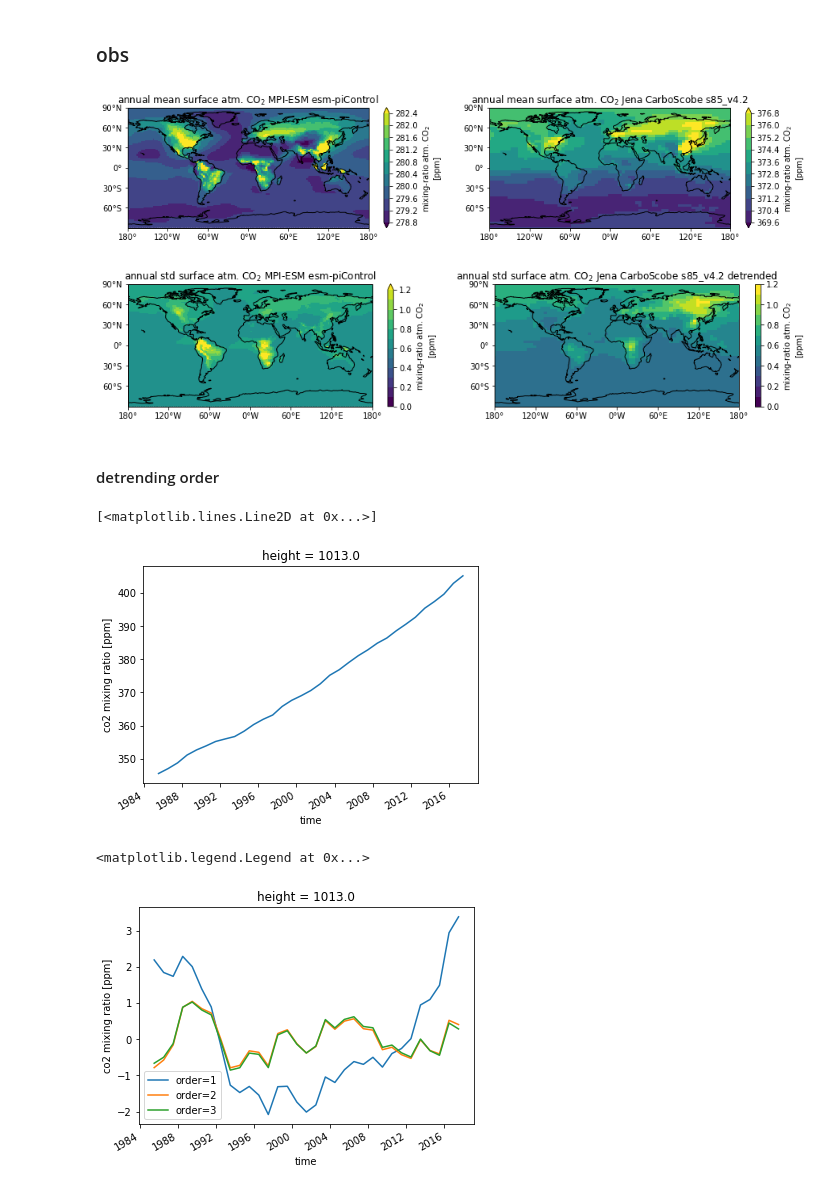
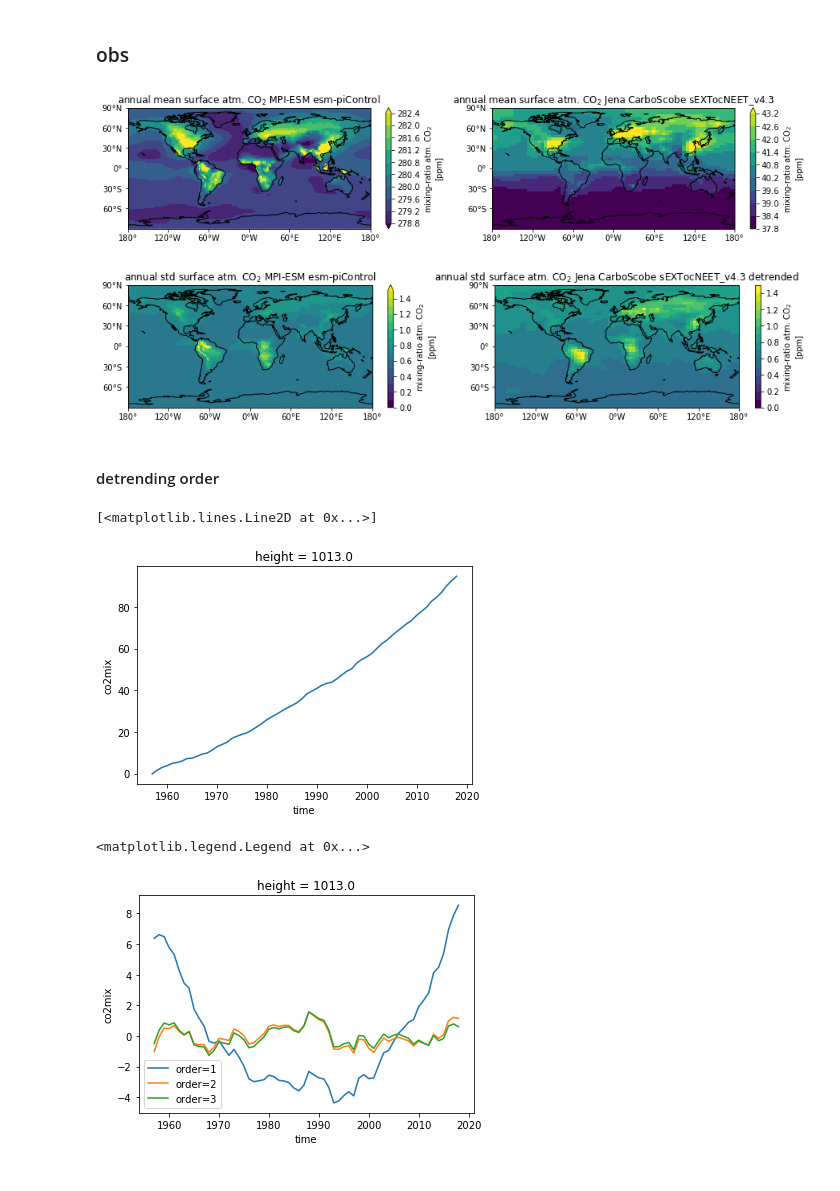
Before and after one commit to aaronspring/Spring_and_Ilyina_2020_GRL, a Jupyter notebook: scripts/reviewer_comments/Spring_and_Ilyina_GRL_2019_reviewers.ipynb, the cells around one changed output. Cells and saved outputs as stored; diff of their text form; code cells hidden in the pictures.

```diff
--- a/scripts/reviewer_comments/Spring_and_Ilyina_GRL_2019_reviewers.ipynb
+++ b/scripts/reviewer_comments/Spring_and_Ilyina_GRL_2019_reviewers.ipynb
@@ -225,6 +196,9 @@ atm_model_std = rm_trend(ds).std('time')
 # %%
 version='s85_v4.2'
 obs_ds = cat['Jena_CarboScope.atmospheric_CO2_inversion'](t_res='yearmonmean',version=version).to_dask()
+# %%
+version='sEXTocNEET_v4.3'
+obs_ds=xr.open_dataset(f'/work/mh0727/data/Jena_CarboScope/atmospheric_CO2_inversion/{version}_mix_yearmonmean.nc')
 # %%
 obs = obs_ds['co2mix'].isel(height=0)
 # %%
@@ -237,15 +211,15 @@ products = ['MPI-ESM esm-piControl',f'Jena CarboScobe {version}']
 plot2(model_obs,v,"surface atm. CO$_2$",products,vminmax=None,
       time_op='mean',cmap='viridis',feature=None, levels=11)
 # %% [output]
-[figure, old version]
+[figure, new version]
 # %%
 model_obs=[atm_model_std,atm_obs_std]
 products = ['MPI-ESM esm-piControl',f'Jena CarboScobe {version} detrended']
 
-plot2(model_obs,v,"surface atm. CO$_2$",products,vminmax=[0,1.2],
-      time_op='std',cmap='viridis',feature=None, levels=13)
+plot2(model_obs,v,"surface atm. CO$_2$",products,vminmax=[0,1.5],
+      time_op='std',cmap='viridis',feature=None, levels=16)
 # %% [output]
-[figure, old version]
+[figure, new version]
 # %% [markdown]
 #### detrending order
 # %%
@@ -254,7 +228,7 @@ o=obs.mean(['lon','lat'])
 o.plot()
 # %% [output]
 [<matplotlib.lines.Line2D at 0x...>]
-[figure, old version]
+[figure, new version]
 # %%
 # use order=2 sufficient
 for i in range(1,4):
@@ -262,4 +236,4 @@ for i in range(1,4):
 plt.legend()
 # %% [output]
 <matplotlib.legend.Legend at 0x...>
-[figure, old version]
+[figure, new version]
```
Also changed, not shown: parts of 10 cells of this notebook, 1 other file.
